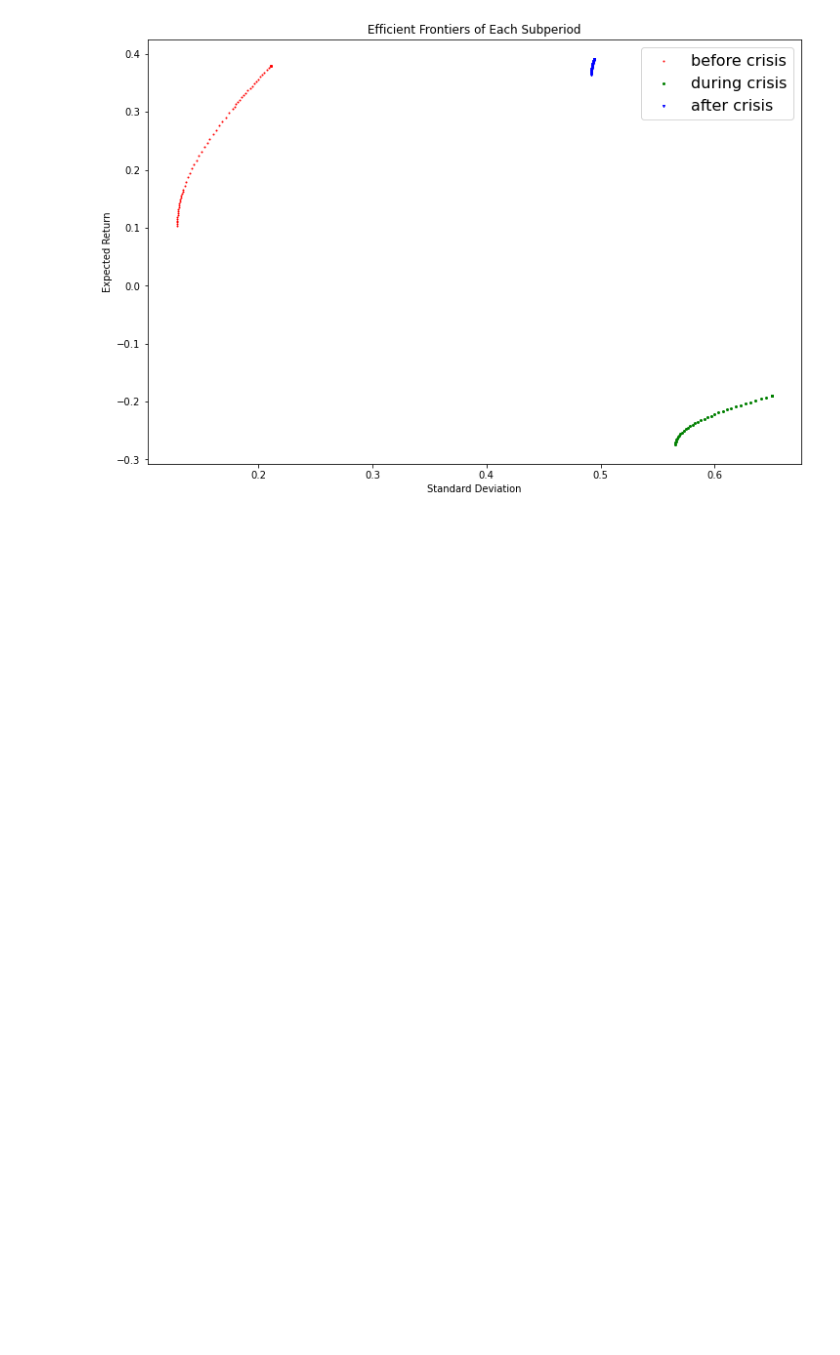
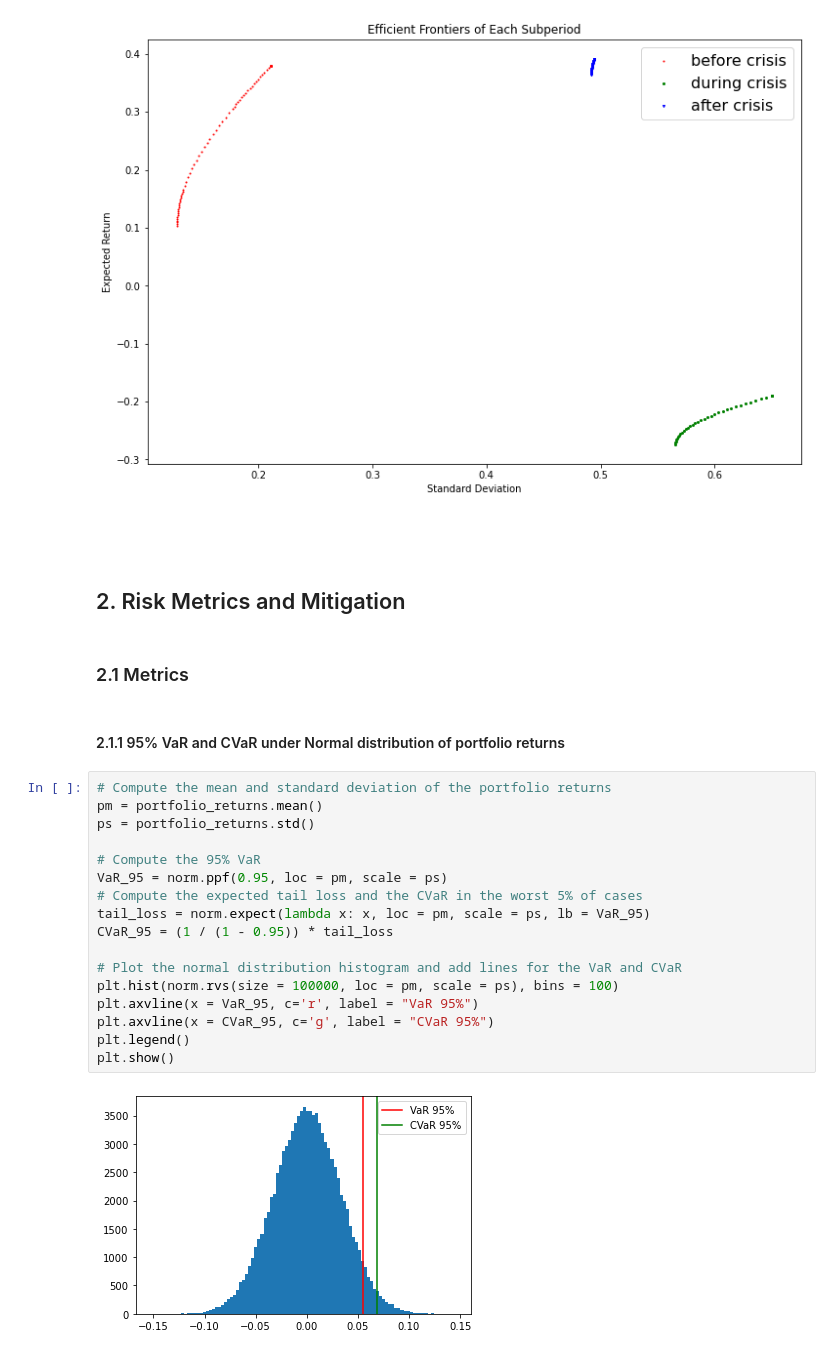
Before and after one commit to mnktan/QuantRiskManagement, a Jupyter notebook: QRM_DCProject.ipynb, the cells around one changed output. Cells and saved outputs as stored; diff of their text form; blank space fills up the shorter version.

```diff
--- a/QRM_DCProject.ipynb
+++ b/QRM_DCProject.ipynb
@@ -208,3 +213,30 @@ plt.legend(fontsize=16)
 plt.show()
 # %% [output]
 [figure]
+# %% [markdown]
+&nbsp;
+# %% [markdown]
+## 2. Risk Metrics and Mitigation
+# %% [markdown]
+### 2.1 Metrics
+# %% [markdown]
+#### 2.1.1 95% VaR and CVaR under Normal distribution of portfolio returns
+# %%
+# Compute the mean and standard deviation of the portfolio returns
+pm = portfolio_returns.mean()
+ps = portfolio_returns.std()
+
+# Compute the 95% VaR
+VaR_95 = norm.ppf(0.95, loc = pm, scale = ps)
+# Compute the expected tail loss and the CVaR in the worst 5% of cases
+tail_loss = norm.expect(lambda x: x, loc = pm, scale = ps, lb = VaR_95)
+CVaR_95 = (1 / (1 - 0.95)) * tail_loss
+
+# Plot the normal distribution histogram and add lines for the VaR and CVaR
+plt.hist(norm.rvs(size = 100000, loc = pm, scale = ps), bins = 100)
+plt.axvline(x = VaR_95, c='r', label = "VaR 95%")
+plt.axvline(x = CVaR_95, c='g', label = "CVaR 95%")
+plt.legend()
+plt.show()
+# %% [output]
+[figure, added]
```
Also changed, not shown: parts of 14 cells of this notebook.
